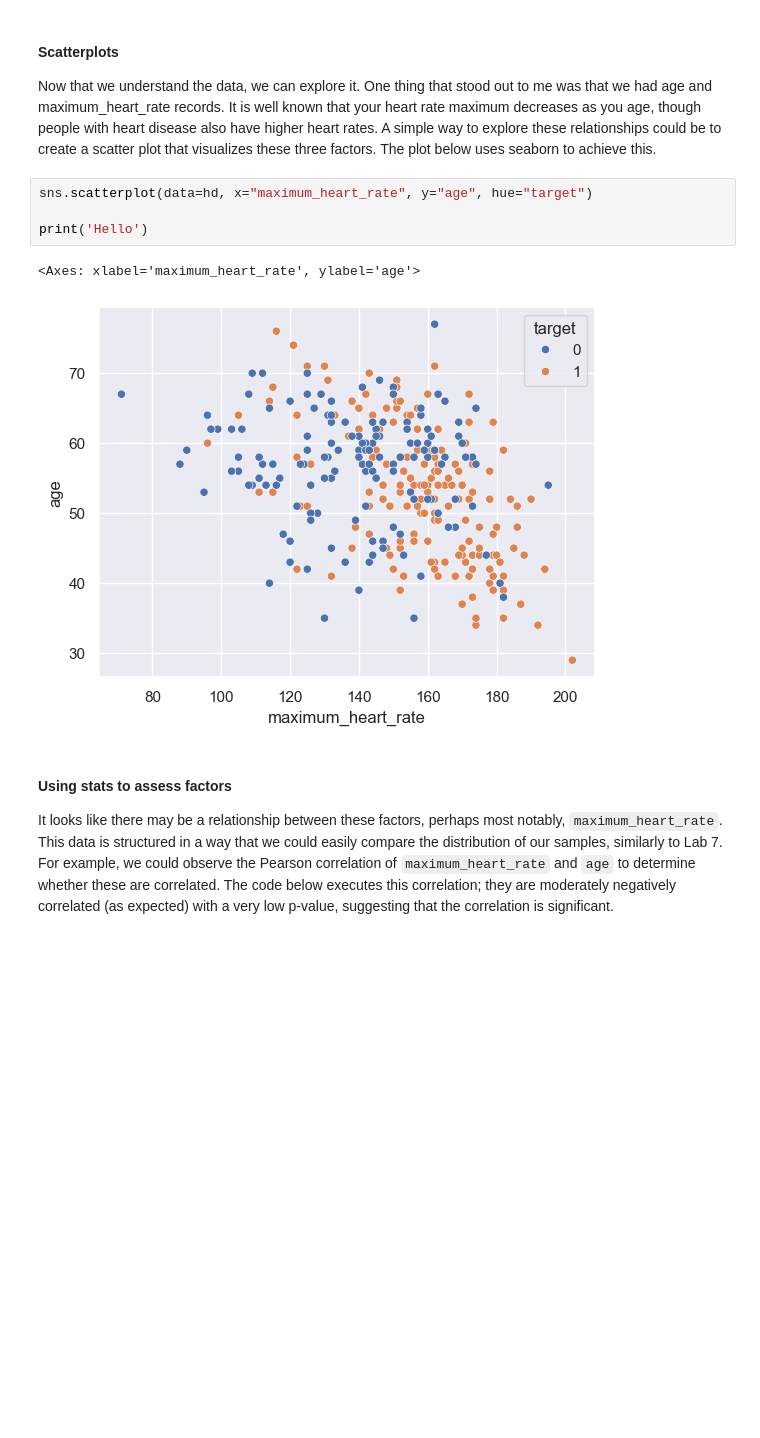
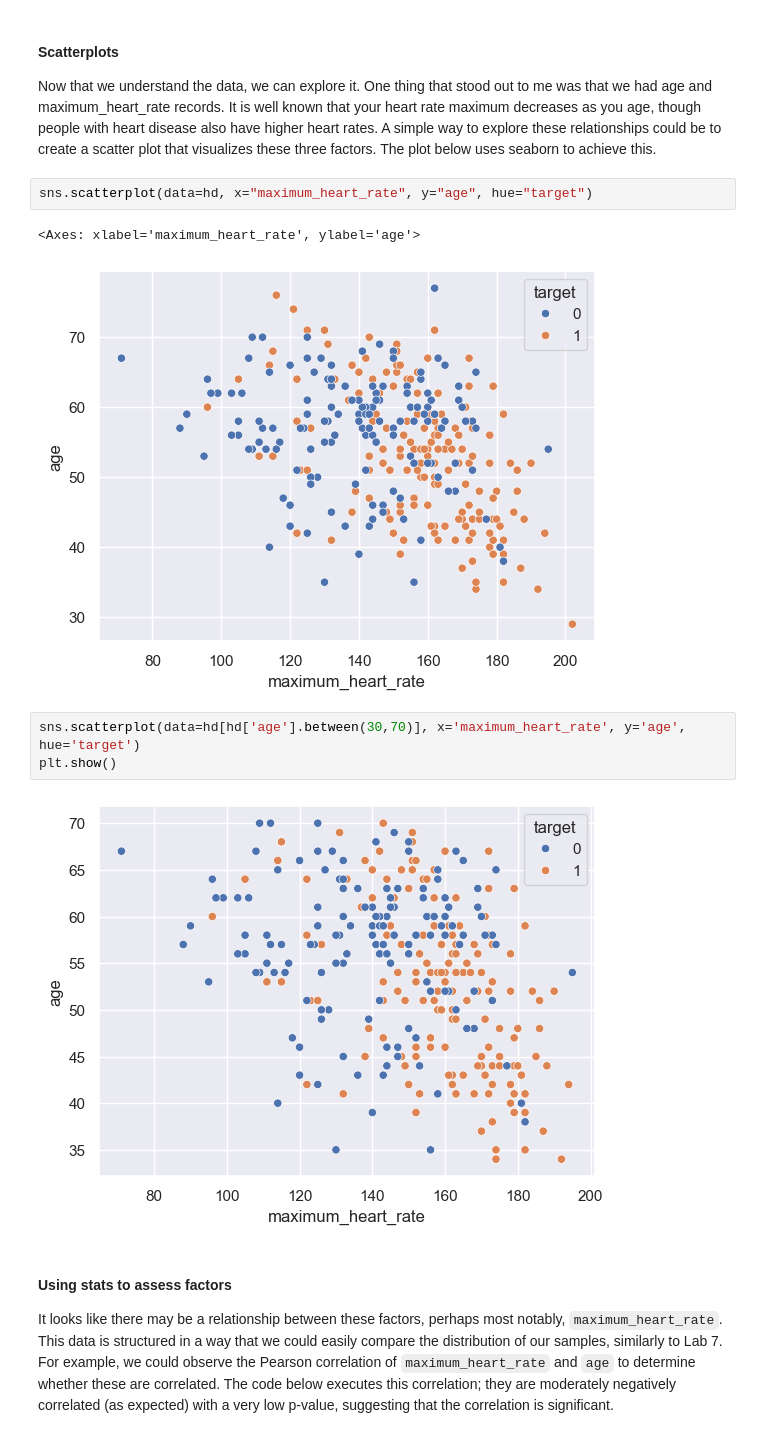
Before and after one commit to MonalisaMiddya/summerpy, a Jupyter notebook: July 16 - Detect heart disease in anonymous patients.ipynb, the cells around one changed output. Cells and saved outputs as stored; diff of their text form; blank space fills up the shorter version.

```diff
--- a/July 16 - Detect heart disease in anonymous patients.ipynb
+++ b/July 16 - Detect heart disease in anonymous patients.ipynb
@@ -136,11 +136,14 @@ sns.countplot(x="target", data=hd) # countplots are ways of visualizing counts i
 Now that we understand the data, we can explore it. One thing that stood out to me was that we had age and maximum_heart_rate records. It is well known that your heart rate maximum decreases as you age, though people with heart disease also have higher heart rates. A simple way to explore these relationships could be to create a scatter plot that visualizes these three factors. The plot below uses seaborn to achieve this.
 # %%
 sns.scatterplot(data=hd, x="maximum_heart_rate", y="age", hue="target")
-
-print('Hello')
 # %% [output]
 <Axes: xlabel='maximum_heart_rate', ylabel='age'>
 [figure]
+# %%
+sns.scatterplot(data=hd[hd['age'].between(30,70)], x='maximum_heart_rate', y='age', hue='target')
+plt.show()
+# %% [output]
+[figure, added]
 # %% [markdown]
 #### Using stats to assess factors
 It looks like there may be a relationship between these factors, perhaps most notably, `maximum_heart_rate`. This data is structured in a way that we could easily compare the distribution of our samples, similarly to Lab 7. For example, we could observe the Pearson correlation of `maximum_heart_rate` and `age` to determine whether these are correlated. The code below executes this correlation; they are moderately negatively correlated (as expected) with a very low p-value, suggesting that the correlation is significant.
```
Also changed, not shown: parts of 13 cells of this notebook.
